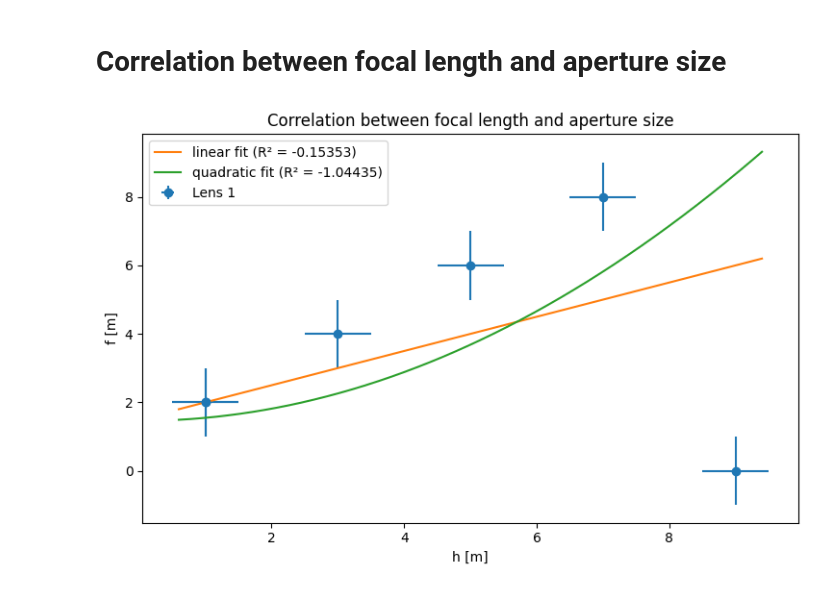
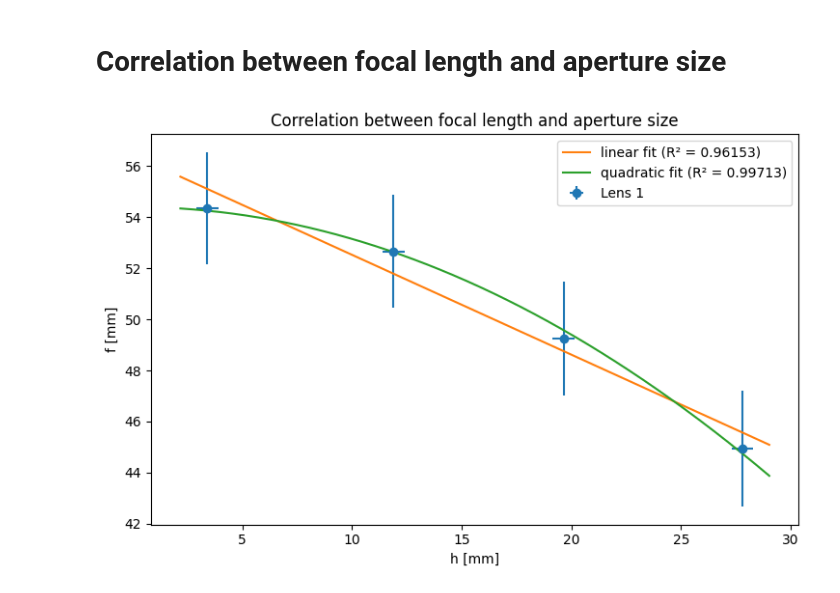
Before and after one commit to Mhfd10/P2_ETHZ_SS26, a Jupyter notebook: Geometrical Optics/main.ipynb, the cells around one changed output. Cells and saved outputs as stored; diff of their text form; code cells hidden in the pictures.

Commit message:
added sum bug fixes, that from the lab and some graphics

```diff
--- a/Geometrical Optics/main.ipynb
+++ b/Geometrical Optics/main.ipynb
@@ -4,6 +4,8 @@ import matplotlib.pyplot as plt
 from uncertainties import ufloat
 from uncertainties import unumpy
 from scipy import odr
+
+master_sigma = 3 # mm
 # %% [markdown]
 # Focal length from Object and Image Distance
 # %%
@@ -189,19 +193,40 @@ dev: 479999900.00%
 # %% [markdown]
 # Spherical Aberration
 # %%
+def f_BM_for_SA(lens):
+    d = lens[:, 0]
+    a = lens[:, 1]
+    b = lens[:, 2]
+    e = b - a
+
+    return (d**2-e**2)/(4*d)
+
 data_SA = np.loadtxt('SA.txt', delimiter=',')
 sigma_h = 0.5
-sigma_f = 1
 
 h_u = unumpy.uarray(data_SA[:,0], sigma_h)
-f_u = unumpy.uarray(data_SA[:,1], sigma_f)
+d_a_b = unumpy.uarray(data_SA[:,1:], master_sigma)
+f_SA= f_BM_for_SA(d_a_b)
 
-lens_1_SA = np.array([h_u[:6], f_u[:6]])
-lens_2_SA = np.array([h_u[6:], f_u[6:]])
+lens_1_SA = np.array([h_u[:4], f_SA[:4]])
+lens_2_SA = np.array([h_u[5:], f_SA[5:]])
 
+# plot lens 1
 plt.figure(figsize=(7.5, 5))
 plt.style.use('default')
 plt.errorbar(unumpy.nominal_values(lens_1_SA[0]), unumpy.nominal_values(lens_1_SA[1]), xerr=unumpy.std_devs(lens_1_SA[0]), yerr=unumpy.std_devs(lens_1_SA[1]), fmt='o', label='Lens 1')
+
+plt.xlabel('h [m]')
+plt.ylabel('f [m]')
+plt.title(f'Correlation between focal length and aperture size')
+plt.legend(loc='best')
+plt.tight_layout()
+plt.savefig('Spherical_Aberration_lens_1.png', dpi=600)
+plt.show()
+
+# plot lens 2
+plt.figure(figsize=(7.5, 5))
+plt.style.use('default')
 plt.errorbar(unumpy.nominal_values(lens_2_SA[0]), unumpy.nominal_values(lens_2_SA[1]), xerr=unumpy.std_devs(lens_2_SA[0]), yerr=unumpy.std_devs(lens_2_SA[1]), fmt='o', label='Lens 2')
 
 plt.xlabel('h [m]')
@@ -209,6 +234,6 @@ plt.ylabel('f [m]')
 plt.title(f'Correlation between focal length and aperture size')
 plt.legend(loc='best')
 plt.tight_layout()
-plt.savefig('Spherical_Aberration.png', dpi=600)
+plt.savefig('Spherical_Aberration_lens_2.png', dpi=600)
 plt.show()
 # %% [output]
@@ -250,33 +276,33 @@ a_fit, f0_fit = odr_run.beta
 a_err, f0_err = odr_run.sd_beta
 
 a = ufloat(a_fit, a_err)
 f0 = ufloat(f0_fit, f0_err)
 
 # r2-score
 y_hat_quadratic = quadratic(odr_run.beta, unumpy.nominal_values(lens_1_SA[0]))
 ss_res_quadratic = np.sum((unumpy.nominal_values(lens_1_SA[1]) - y_hat_quadratic) ** 2)
 ss_tot_quadratic = np.sum((unumpy.nominal_values(lens_1_SA[1]) - np.mean(unumpy.nominal_values(lens_1_SA[1]))) ** 2)
 r_squared_quadratic = 1.0 - ss_res_quadratic / ss_tot_quadratic
 
 # plot
 h_min, h_max = np.min(unumpy.nominal_values(lens_1_SA[0])), np.max(unumpy.nominal_values(lens_1_SA[0]))
 h_pad = 0.05 * (h_max - h_min)
 h_fit = np.linspace(h_min - h_pad, h_max + h_pad, 1000)
 
 linear_fit  = linear([m_fit, y_fit], h_fit)
 quadratic_fit = quadratic([a_fit, f0_fit], h_fit)
 
 plt.figure(figsize=(7.5, 5))
 plt.style.use('default')
 plt.errorbar(unumpy.nominal_values(lens_1_SA[0]), unumpy.nominal_values(lens_1_SA[1]), xerr=unumpy.std_devs(lens_1_SA[0]), yerr=unumpy.std_devs(lens_1_SA[1]), fmt='o', label='Lens 1')
 plt.plot(h_fit, linear_fit, '-', label=rf"linear fit (R² = {r_squared_linear:.5f})")
 plt.plot(h_fit, quadratic_fit, '-', label=rf"quadratic fit (R² = {r_squared_quadratic:.5f})")
-plt.xlabel('h [m]')
-plt.ylabel('f [m]')
+plt.xlabel('h [mm]')
+plt.ylabel('f [mm]')
 plt.title(f'Correlation between focal length and aperture size')
 plt.legend(loc='best')
 plt.tight_layout()
 plt.savefig('Spherical_Aberration_correlation.png', dpi=600)
 plt.show()
 # %% [output]
-[figure, old version]
+[figure, new version]
```
Also changed, not shown: parts of 6 cells of this notebook, 8 other files.
